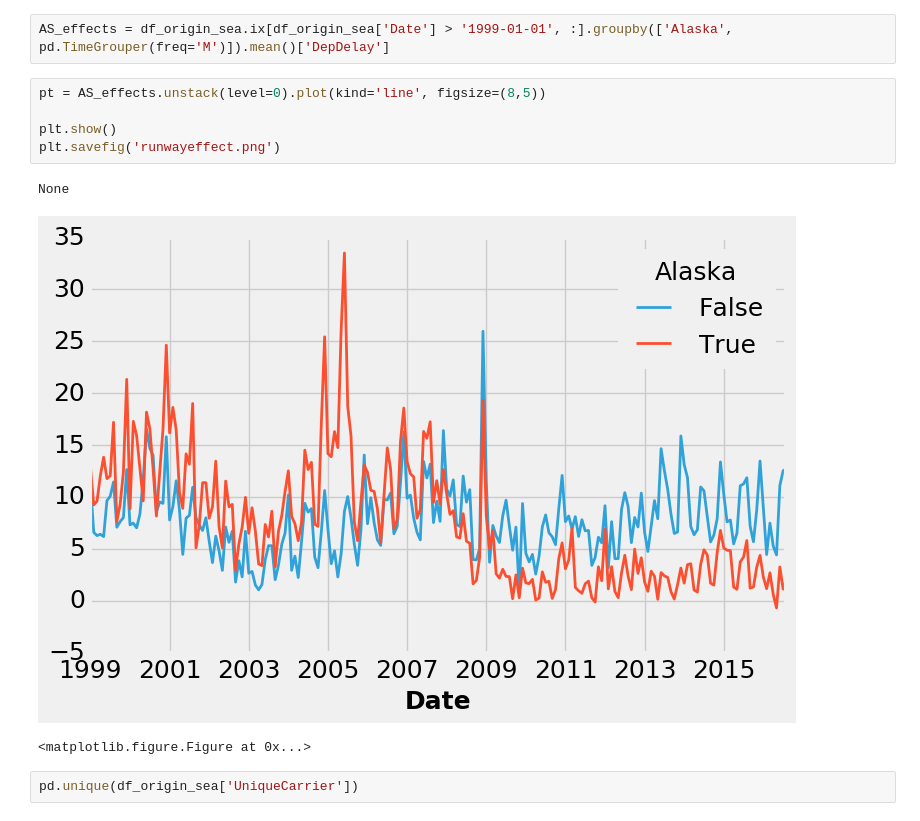
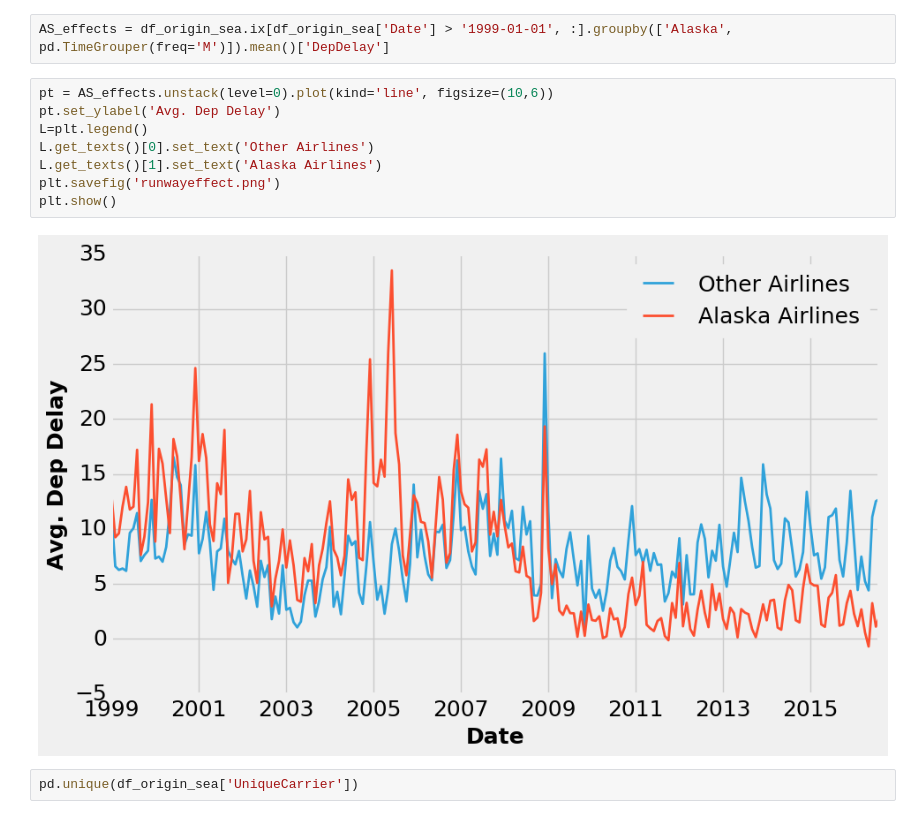
Before and after one commit to corbfost/flightdelaypredictor, a Jupyter notebook: eda/EDA_early.ipynb, the cells around one changed output. Cells and saved outputs as stored; diff of their text form.

```diff
--- a/eda/EDA_early.ipynb
+++ b/eda/EDA_early.ipynb
@@ -218,14 +218,15 @@ df_origin_sea.index= df_origin_sea.Date
 # %%
 AS_effects = df_origin_sea.ix[df_origin_sea['Date'] > '1999-01-01', :].groupby(['Alaska', pd.TimeGrouper(freq='M')]).mean()['DepDelay']
 # %%
-pt = AS_effects.unstack(level=0).plot(kind='line', figsize=(8,5))
-
+pt = AS_effects.unstack(level=0).plot(kind='line', figsize=(10,6))
+pt.set_ylabel('Avg. Dep Delay')
+L=plt.legend()
+L.get_texts()[0].set_text('Other Airlines')
+L.get_texts()[1].set_text('Alaska Airlines')
+plt.savefig('runwayeffect.png')
 plt.show()
-plt.savefig('runwayeffect.png')
 # %% [output]
-None
-[figure, old version]
+[figure, new version]
-<matplotlib.figure.Figure at 0x...>
 # %%
 pd.unique(df_origin_sea['UniqueCarrier'])
 # %% [output]
```
Also changed, not shown: 5 other files.
